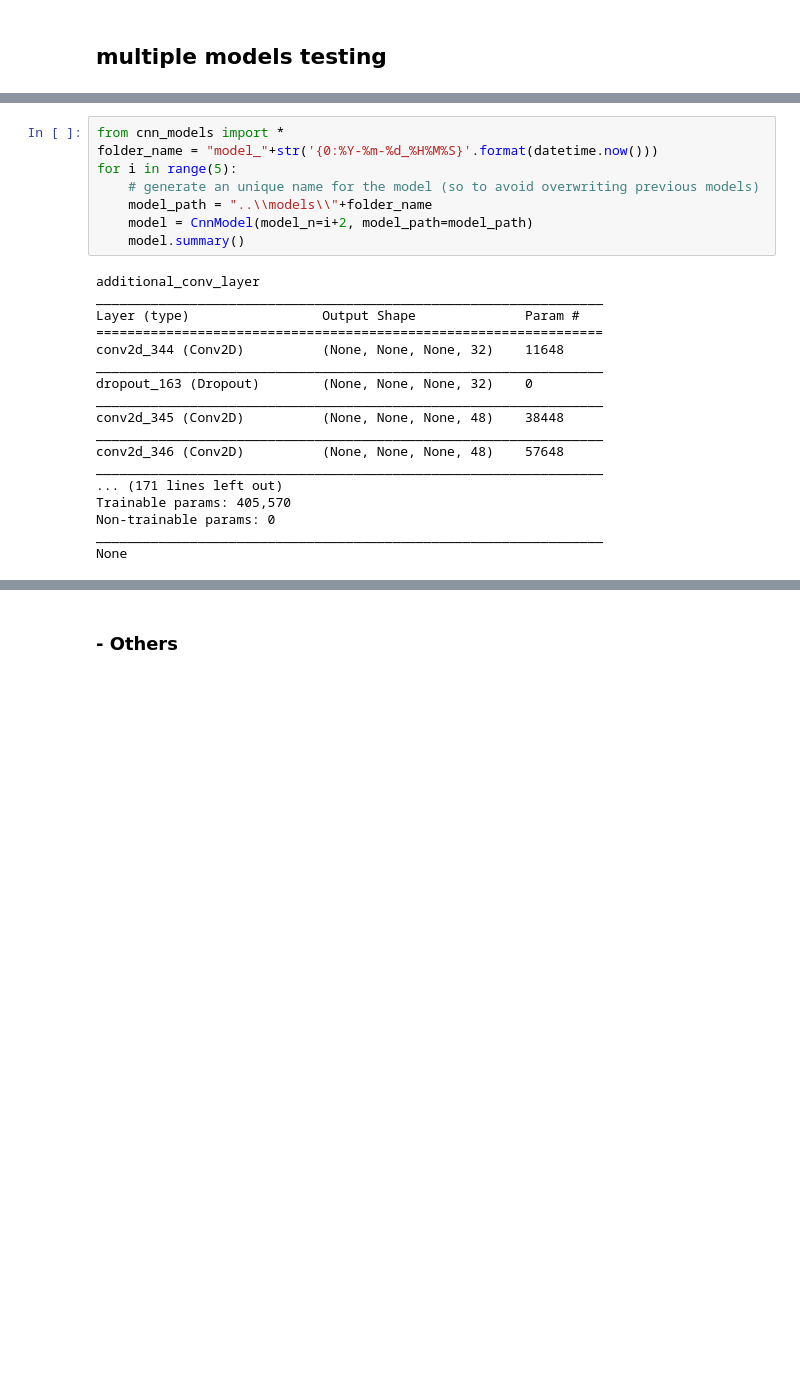
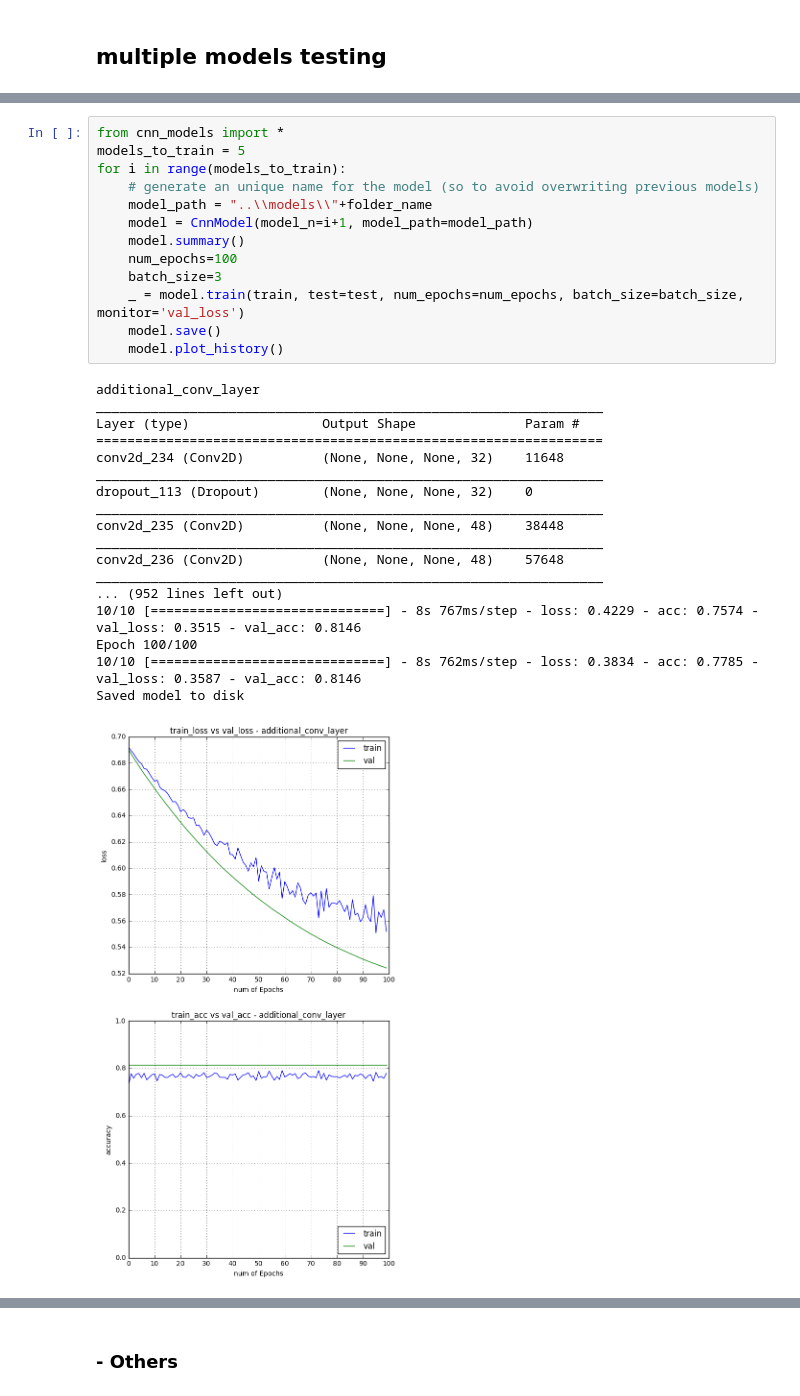
Before and after one commit to NiccoloSacchi/road-segmentation, a Jupyter notebook: scripts/segment_aerial_images_cnn_val.ipynb, the cells around one changed output, grey strips where cells are left out. Saved outputs shown, nothing was run; the diff lists cells and outputs as text; blank space fills up the shorter version.

```diff
--- a/scripts/segment_aerial_images_cnn_val.ipynb
+++ b/scripts/segment_aerial_images_cnn_val.ipynb
@@ -190,26 +223,32 @@ model.save()
 # %%
 from cnn_models import *
-folder_name = "model_"+str('{0:%Y-%m-%d_%H%M%S}'.format(datetime.now()))
-for i in range(5):
+models_to_train = 5
+for i in range(models_to_train):
     # generate an unique name for the model (so to avoid overwriting previous models)
     model_path = "..\\models\\"+folder_name
-    model = CnnModel(model_n=i+2, model_path=model_path)
+    model = CnnModel(model_n=i+1, model_path=model_path)
     model.summary()
+    num_epochs=100
+    batch_size=3
+    _ = model.train(train, test=test, num_epochs=num_epochs, batch_size=batch_size, monitor='val_loss')
+    model.save()
+    model.plot_history()
 # %% [output]
 additional_conv_layer
 _________________________________________________________________
 Layer (type)                 Output Shape              Param #
 =================================================================
-conv2d_344 (Conv2D)          (None, None, None, 32)    11648
+conv2d_234 (Conv2D)          (None, None, None, 32)    11648
 _________________________________________________________________
-dropout_163 (Dropout)        (None, None, None, 32)    0
+dropout_113 (Dropout)        (None, None, None, 32)    0
 _________________________________________________________________
-conv2d_345 (Conv2D)          (None, None, None, 48)    38448
+conv2d_235 (Conv2D)          (None, None, None, 48)    38448
 _________________________________________________________________
-conv2d_346 (Conv2D)          (None, None, None, 48)    57648
+conv2d_236 (Conv2D)          (None, None, None, 48)    57648
 _________________________________________________________________
-... (171 lines left out)
-Trainable params: 405,570
-Non-trainable params: 0
-_________________________________________________________________
-None
+... (952 lines left out)
+10/10 [==============================] - 8s 767ms/step - loss: 0.4229 - acc: 0.7574 - val_loss: 0.3515 - val_acc: 0.8146
+Epoch 100/100
+10/10 [==============================] - 8s 762ms/step - loss: 0.3834 - acc: 0.7785 - val_loss: 0.3587 - val_acc: 0.8146
+Saved model to disk
+[figure, added]
```
Also changed, not shown: parts of 7 cells of this notebook, 26 other files.
